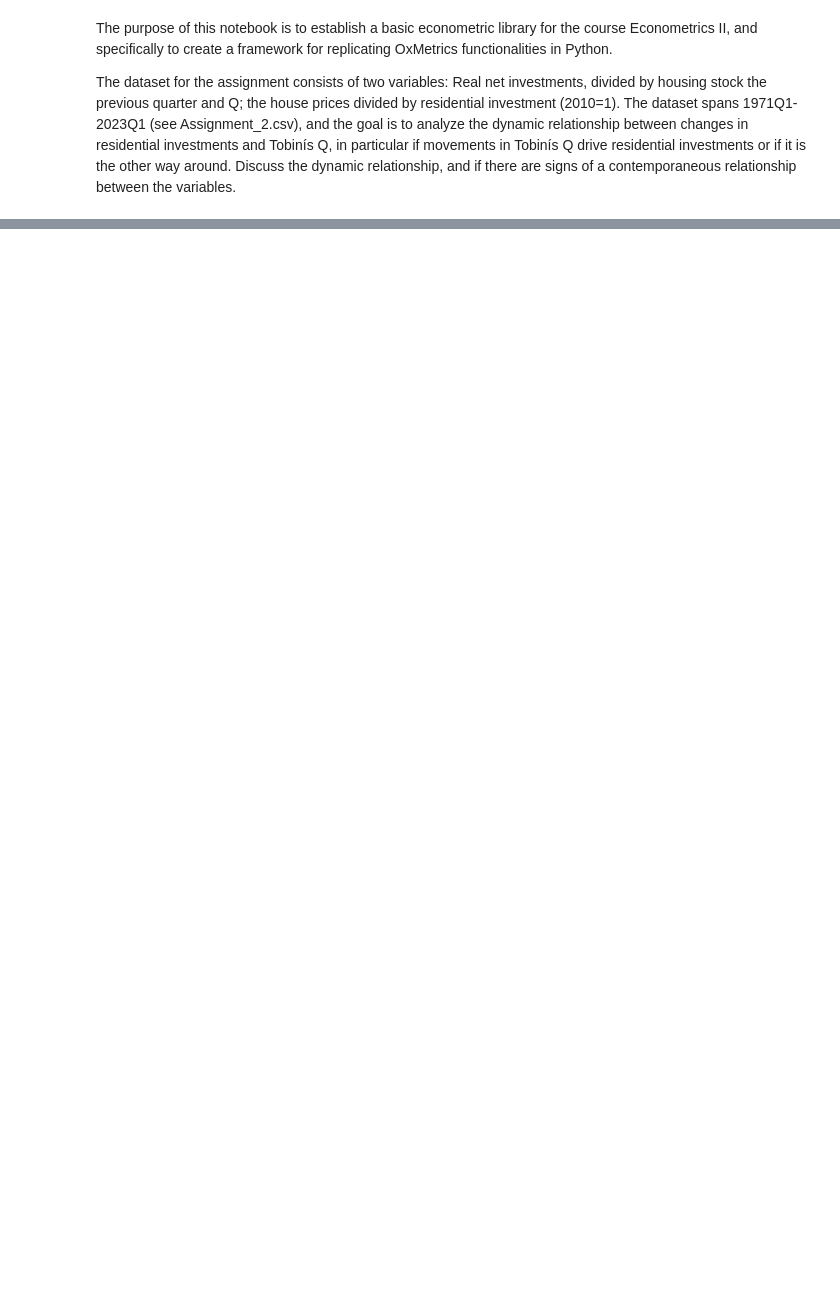
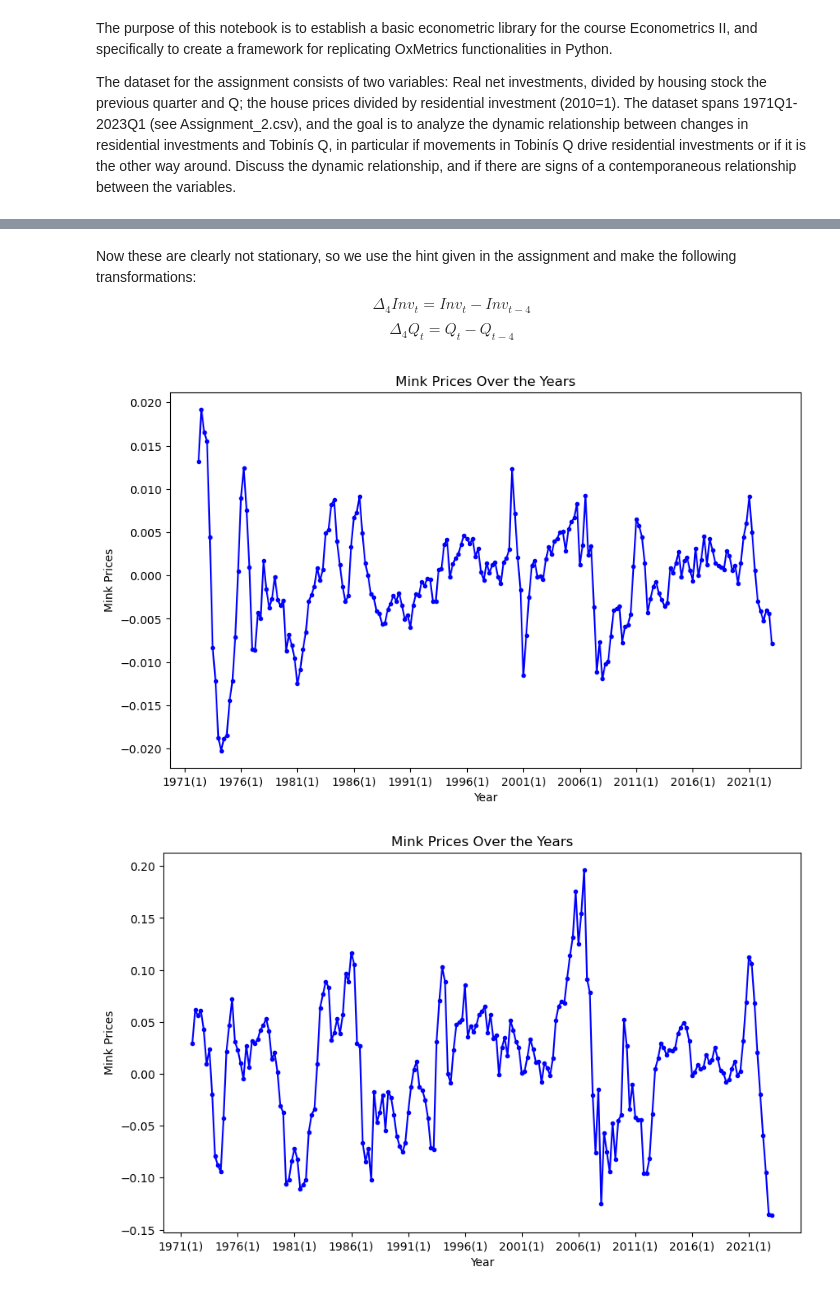
Before and after one commit to VictorFRasmussen/Heston-model, a Jupyter notebook: EconometricsII_assignment2.ipynb, the cells around one changed output, grey strips where cells are left out. Drawn from its saved outputs; the diff is of its cells as text; code cells hidden in the pictures; blank space fills up the shorter version.

```diff
--- a/EconometricsII_assignment2.ipynb
+++ b/EconometricsII_assignment2.ipynb
@@ -14,0 +40,34 @@ EmptyDataError: No columns to parse from file
+# %% [markdown]
+Now these are clearly not stationary, so we use the hint given in the assignment and make the following transformations:
+$$\Delta_4Inv_t=Inv_t-Inv_{t-4}$$
+$$\Delta_4Q_t=Q_t-Q_{t-4}$$
+# %%
+data['Diff4_Inv'] = data['Inv'].diff(4)  # 4th difference for year-over-year change
+data['Diff4_Q'] = data['Q'].diff(4)  # 4th difference for year-over-year change
+
+# Create a plot
+plt.figure(figsize=(10, 6))
+plt.plot(data['Quarter'], data['Diff4_Inv'], marker='.', linestyle='-', color='b')
+
+# Adding labels and title
+plt.xlabel('Year')
+plt.ylabel('Mink Prices')
+plt.title('Mink Prices Over the Years')
+plt.xticks(data['Quarter'][::20])
+# Show the plot
+plt.show()
+
+plt.figure(figsize=(10, 6))
+plt.plot(data['Quarter'], data['Diff4_Q'], marker='.', linestyle='-', color='b')
+
+# Adding labels and title
+plt.xlabel('Year')
+plt.ylabel('Mink Prices')
+plt.title('Mink Prices Over the Years')
+plt.xticks(data['Quarter'][::20])
+
+# Show the plot
+plt.show()
+# %% [output]
+[figure, added]
+[figure, added]
```
Also changed, not shown: parts of 11 cells of this notebook.
